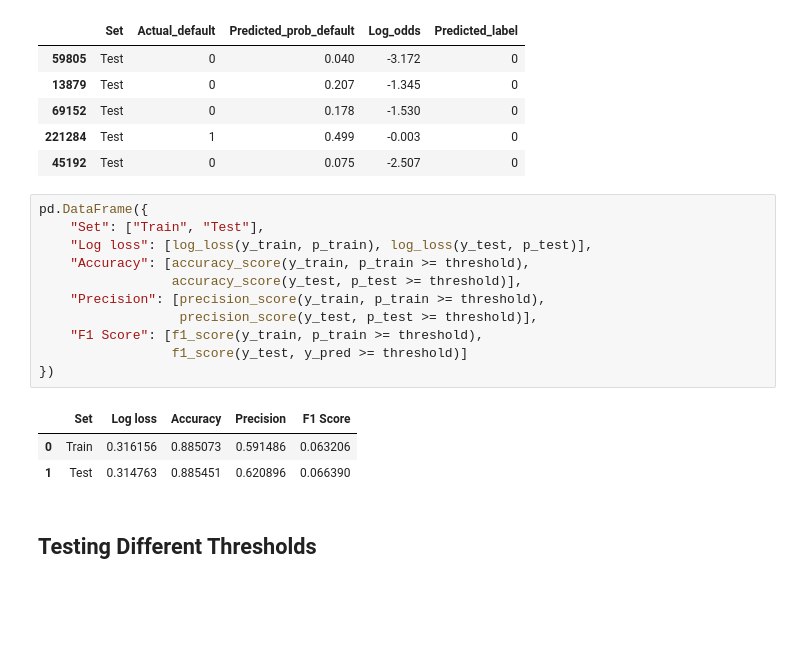
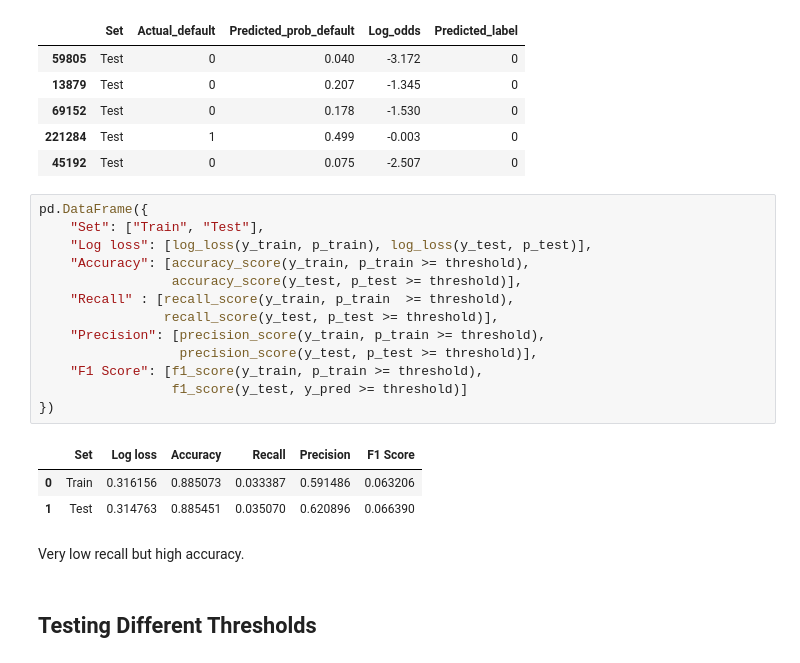
Before and after one commit to sayuri005/DS6021_Final_Project, a Jupyter notebook: Kaitlyn/logit.ipynb, the cells around one changed output. Saved outputs shown, nothing was run; the diff lists cells and outputs as text; blank space fills up the shorter version.

```diff
--- a/Kaitlyn/logit.ipynb
+++ b/Kaitlyn/logit.ipynb
@@ -223,18 +228,22 @@ results_test.head().round(3)
 # %%
 pd.DataFrame({
     "Set": ["Train", "Test"],
     "Log loss": [log_loss(y_train, p_train), log_loss(y_test, p_test)],
     "Accuracy": [accuracy_score(y_train, p_train >= threshold),
                  accuracy_score(y_test, p_test >= threshold)],
+    "Recall" : [recall_score(y_train, p_train  >= threshold),
+                recall_score(y_test, p_test >= threshold)],
     "Precision": [precision_score(y_train, p_train >= threshold),
                   precision_score(y_test, p_test >= threshold)],
     "F1 Score": [f1_score(y_train, p_train >= threshold),
                  f1_score(y_test, y_pred >= threshold)]
 })
 # %% [output]
-|  | Set | Log loss | Accuracy | Precision | F1 Score |
-| 0 | Train | 0.316156 | 0.885073 | 0.591486 | 0.063206 |
-| 1 | Test | 0.314763 | 0.885451 | 0.620896 | 0.066390 |
+|  | Set | Log loss | Accuracy | Recall | Precision | F1 Score |
+| 0 | Train | 0.316156 | 0.885073 | 0.033387 | 0.591486 | 0.063206 |
+| 1 | Test | 0.314763 | 0.885451 | 0.035070 | 0.620896 | 0.066390 |
+# %% [markdown]
+Very low recall but high accuracy.
 # %% [markdown]
 Testing Different Thresholds
 ---
```
Also changed, not shown: parts of 9 cells of this notebook, 1 other file.
